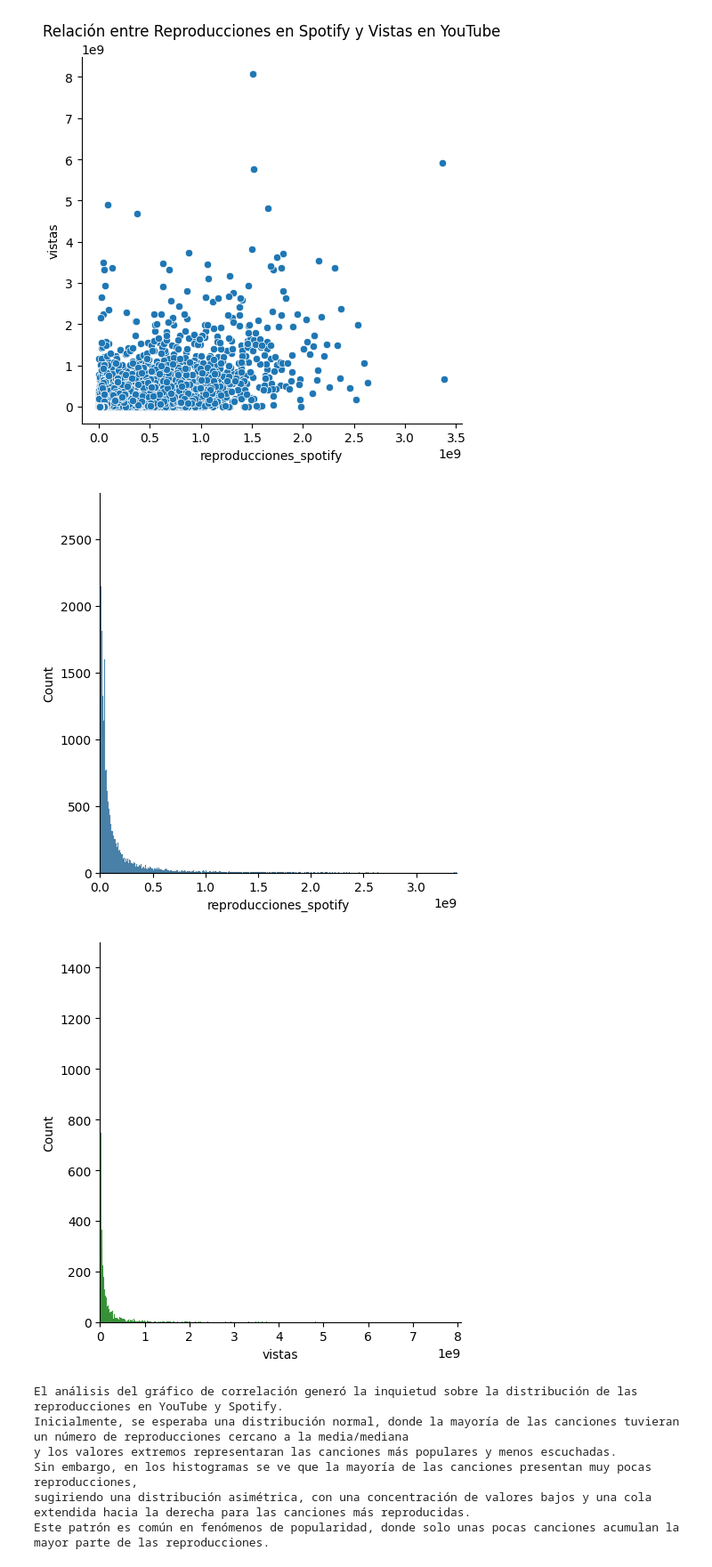
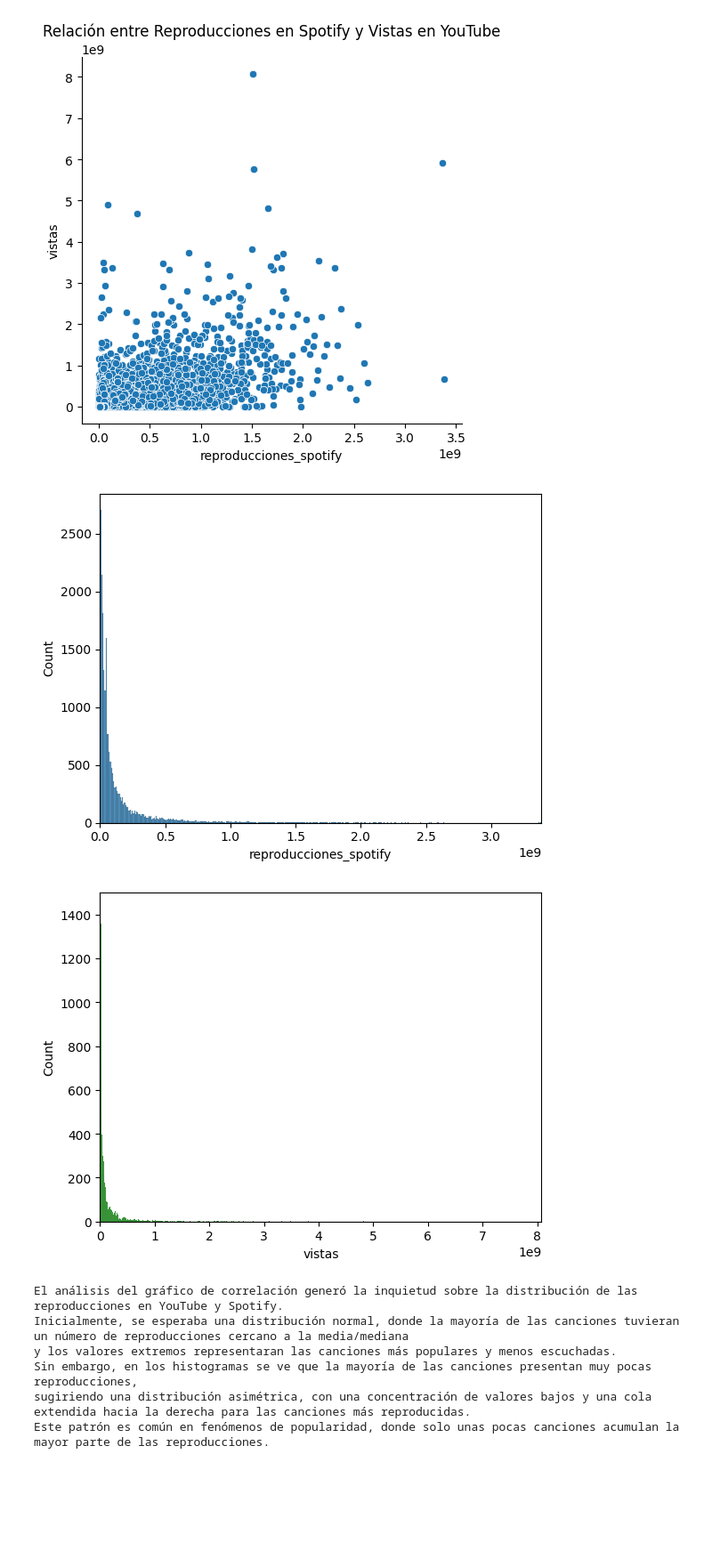
Before and after one commit to federico-700/TP1_spotify_youtube, a Jupyter notebook: Proyecto_spotify_youtube_parte_1_Domañski.ipynb, the cells around one changed output. Shown at 89% size. Drawn from its saved outputs; the diff is of its cells as text; code cells hidden in the pictures; blank space fills up the shorter version.

```diff
--- a/Proyecto_spotify_youtube_parte_1_Domañski.ipynb
+++ b/Proyecto_spotify_youtube_parte_1_Domañski.ipynb
@@ -351,34 +408,34 @@ como la demografía de la audiencia, el marketing, o el tipo de contenido que fu
 # %%
 
 
 
 
 
 #Reproducciones Spotify
-sns.displot(data=df_limpio_1, x="reproducciones_spotify")
+sns.histplot(data=df_limpio_1, x="reproducciones_spotify")
 plt.xlim(0, df_limpio_1["reproducciones_spotify"].max())  # Ajusta 0 como límite inferior
 plt.show()
 
 
 
 #Reproducciones Youtube
-sns.displot(data=df_limpio_1, x="vistas", color="green")
+sns.histplot(data=df_limpio_1, x="vistas", color="green")
 plt.ylim(0, 1500) #Uso 1500 como límite porque los datos llegan mas o menos hasta 1000
 plt.xlim(0, df_limpio_1["vistas"].max())  # Ajusta 0 como límite inferior
 plt.show()
 
 
 
 print("""
 El análisis del gráfico de correlación generó la inquietud sobre la distribución de las reproducciones en YouTube y Spotify.
 Inicialmente, se esperaba una distribución normal, donde la mayoría de las canciones tuvieran un número de reproducciones cercano a la media/mediana
 y los valores extremos representaran las canciones más populares y menos escuchadas.
 Sin embargo, en los histogramas se ve que la mayoría de las canciones presentan muy pocas reproducciones,
 sugiriendo una distribución asimétrica, con una concentración de valores bajos y una cola extendida hacia la derecha para las canciones más reproducidas.
 Este patrón es común en fenómenos de popularidad, donde solo unas pocas canciones acumulan la mayor parte de las reproducciones.""")
 # %% [output]
-[figure, old version]
+[figure, new version]
-[figure, old version]
+[figure, new version]
 El análisis del gráfico de correlación generó la inquietud sobre la distribución de las reproducciones en YouTube y Spotify.
 Inicialmente, se esperaba una distribución normal, donde la mayoría de las canciones tuvieran un número de reproducciones cercano a la media/mediana
 y los valores extremos representaran las canciones más populares y menos escuchadas.
```
Also changed, not shown: parts of 5 cells of this notebook.
